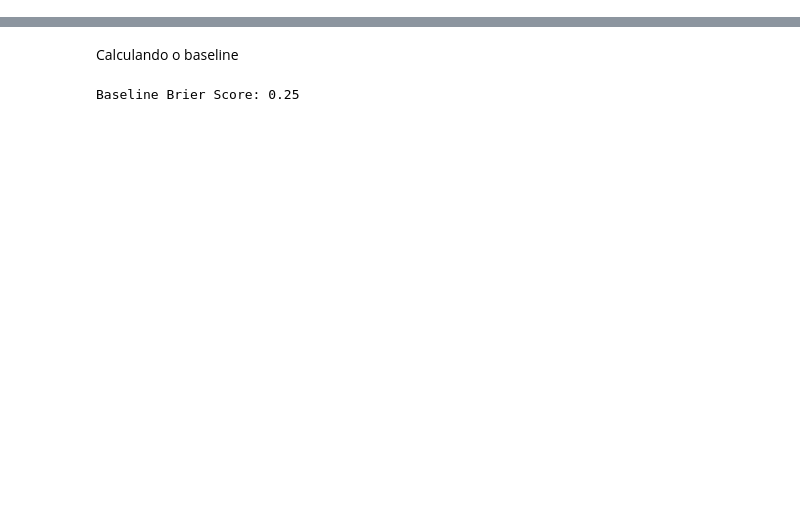
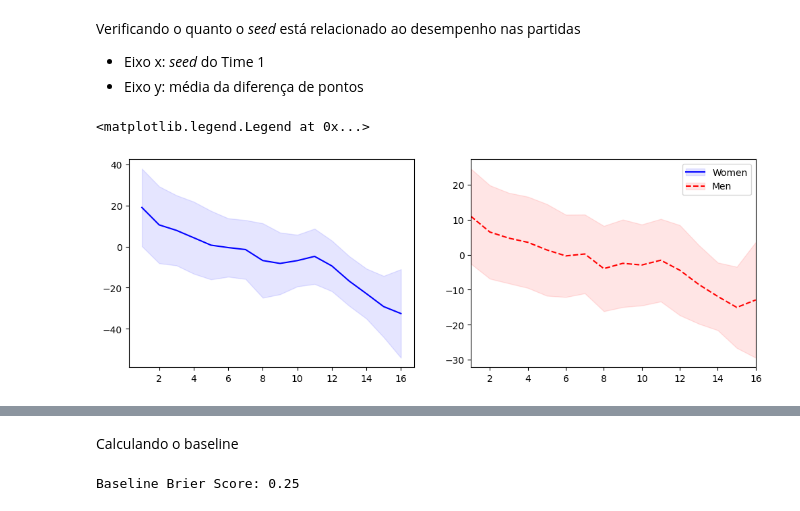
Before and after one commit to manel018/TP01-IC-Basketball-Forecasting, a Jupyter notebook: main.ipynb, the cells around one changed output, grey strips where cells are left out. Cells and saved outputs as stored; diff of their text form; code cells hidden in the pictures; blank space fills up the shorter version.

Commit message:
new data processing sessions

```diff
--- a/main.ipynb
+++ b/main.ipynb
@@ -2,0 +109,5 @@ Importações
+# %%
+# Juntando os dados de homens e mulheres em um dataset só
+regular_results = pd.concat([M_regular_results, W_regular_results])
+tourney_results = pd.concat([M_tourney_results, W_tourney_results])
+seeds = pd.concat([M_seeds, W_seeds])
@@ -2,0 +120,5 @@ Importações
+# %%
+season = 2003
+regular_results = regular_results.loc[regular_results["Season"] >= season]
+tourney_results = tourney_results.loc[tourney_results["Season"] >= season]
+seeds = seeds.loc[seeds["Season"] >= season]
@@ -2,0 +209,4 @@ Importações
+# %%
+# Extraindo o seed do campo "Seed", recortando apenas o número
+seeds["seed"] = seeds["Seed"].apply(lambda x: int(x[1:3]))
+seeds
@@ -2,0 +227,18 @@ Importações
+# %%
+# Extraindo o seed, a temporada e o ID do time, e duplicando para ter uma linha para cada time
+seeds_T1 = seeds[["Season", "TeamID", "seed"]].copy()
+seeds_T2 = seeds[["Season", "TeamID", "seed"]].copy()
+
+# Renomeando as colunas para facilitar o merge com os dados dos jogos
+seeds_T1.columns = ["Season", "T1_TeamID", "T1_seed"]
+seeds_T2.columns = ["Season", "T2_TeamID", "T2_seed"]
+
+# Fazendo o merge dos seeds com os dados dos jogos, para ter a informação do seed de ambos os times
+tourney_data = tourney_data[["Season", "T1_TeamID", "T2_TeamID", "PointDiff", "win", "men_women"]]
+tourney_data = pd.merge(tourney_data, seeds_T1, on=["Season", "T1_TeamID"], how="left")
+tourney_data = pd.merge(tourney_data, seeds_T2, on=["Season", "T2_TeamID"], how="left")
+
+# Criando uma feature de diferença de seed entre os times
+tourney_data["Seed_diff"] = tourney_data["T2_seed"] - tourney_data["T1_seed"]
+
+tourney_data
@@ -2,0 +259,21 @@ Importações
+# %% [markdown]
+Verificando o quanto o *seed* está relacionado ao desempenho nas partidas
+
+- Eixo x: *seed* do Time 1
+- Eixo y: média da diferença de pontos
+# %%
+# Obtendo a diferença de pontos entre os times em função do seed, separando por homens e mulheres
+tmpmean = tourney_data.pivot_table(columns="men_women", index="T1_seed", values="PointDiff", aggfunc="mean").ffill()
+tmpstd = tourney_data.pivot_table(columns="men_women", index="T1_seed", values="PointDiff", aggfunc="std").ffill()
+
+# Gráfico da diferença de pontos em função do seed, com barras de erro representando o desvio padrão
+fig, axis = plt.subplots(ncols=2, figsize=(12, 4))
+(line_1,) = axis[0].plot(tmpmean.index, tmpmean[0], "b-")
+fill_1 = axis[0].fill_between(tmpmean.index, tmpmean[0] - tmpstd[0], tmpmean[0] + tmpstd[0], color="b", alpha=0.1)
+(line_2,) = axis[1].plot(tmpmean.index, tmpmean[1], "r--")
+fill_2 = axis[1].fill_between(tmpmean.index, tmpmean[1] - tmpstd[1], tmpmean[1] + tmpstd[1], color="r", alpha=0.1)
+plt.margins(x=0)
+plt.legend([(line_1, fill_1), (line_2, fill_2)], ["Women", "Men"])
+# %% [output]
+<matplotlib.legend.Legend at 0x...>
+[figure, added]
```
Also changed, not shown: parts of 45 cells of this notebook.
